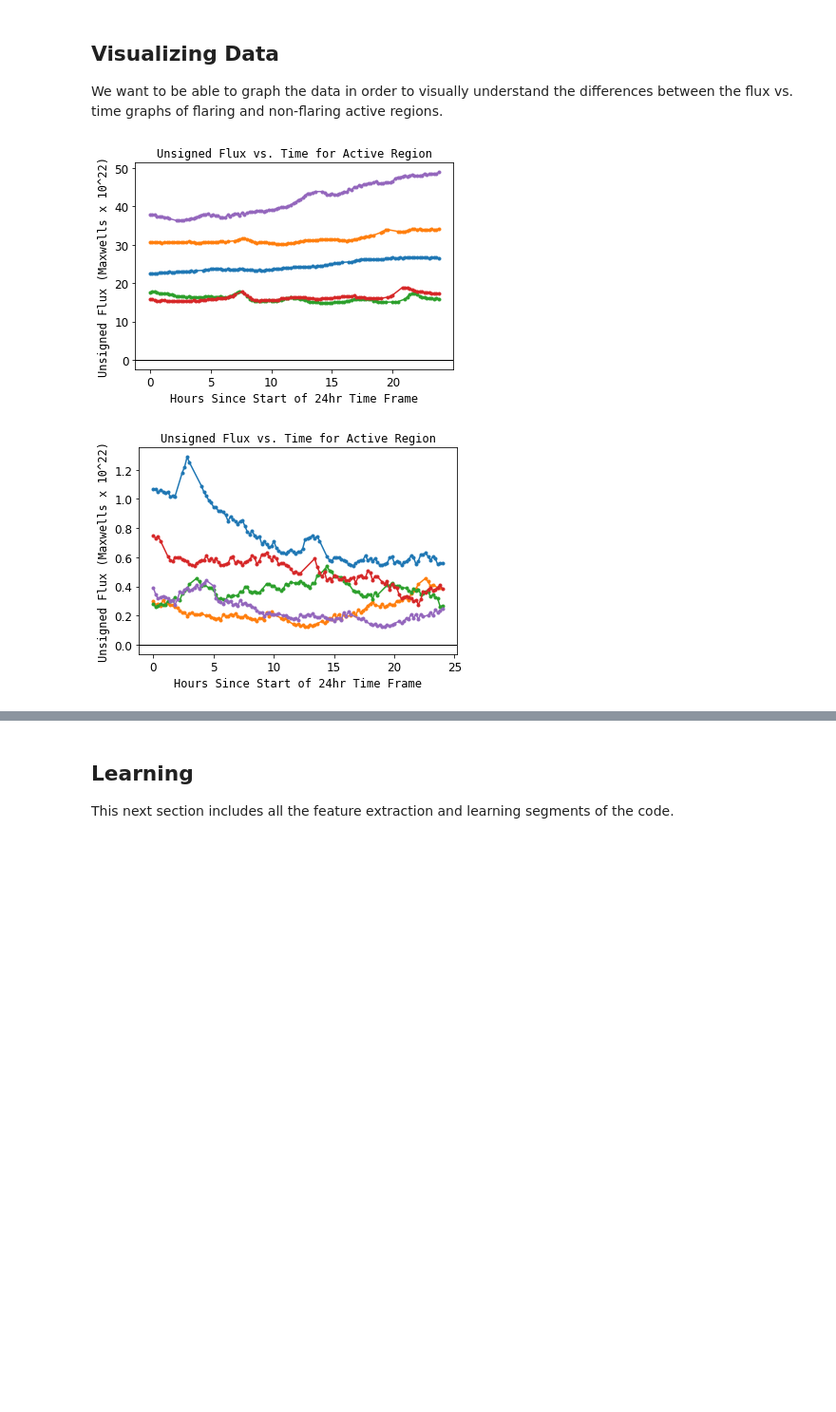
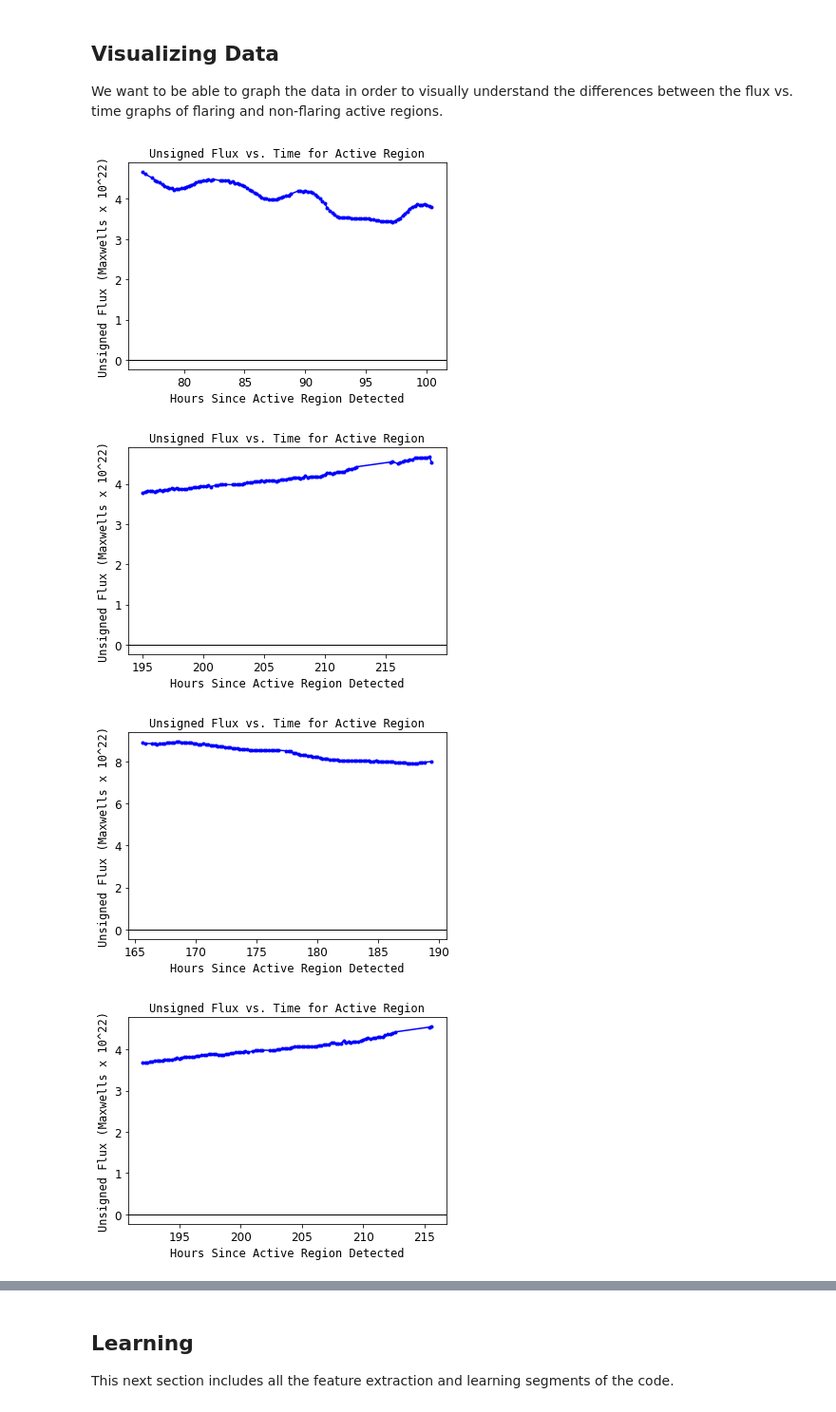
Before and after one commit to lucaspauker/hmi-time-series-analysis, a Jupyter notebook: data_gathering.ipynb, the cells around one changed output, grey strips where cells are left out. Shown at 95% size. Saved outputs shown, nothing was run; the diff lists cells and outputs as text; code cells hidden in the pictures; blank space fills up the shorter version.

```diff
--- a/data_gathering.ipynb
+++ b/data_gathering.ipynb
@@ -180,14 +184,14 @@ def get_noaa_data_from_csv():
     return noaa_flare_set
 # %%
 # Set recreate_data to True if you want to redownload all the data (takes 30+ minutes)
-recreate_data = False
+recreate_data = True
 
 harp_ids, harp_noaa_dict = get_harp_ids_and_harp_noaa_dict()
 
 if recreate_data:
-    create_all_csvs(harp_ids[310:])
-    flare_data = get_flare_data(harp_ids, 'C1.0')
-    write_noaa_data_to_csv(flare_data)
+    #create_all_csvs(harp_ids[310:])
+    flare_data = get_flare_data(harp_ids, 'X1.0')
+    #write_noaa_data_to_csv(flare_data)
 else:
     flare_data = get_noaa_data_from_csv()
 
@@ -308,13 +313,15 @@ def get_segmented_data(harp_ids, flare_time_dict, n=None, return_harp_ids=False)
         if not data: num_no_flare += 1
         num_flares += len(data)
     if n:
-        num_samples_per_datapoint = int(n / num_no_flare)
+        num_samples_per_datapoint = math.ceil(n / num_no_flare)
     else:
-        num_samples_per_datapoint = int(num_flares / num_no_flare)
+        n = num_flares
+        num_samples_per_datapoint = math.ceil(num_flares / num_no_flare)
 
     x = []
     y = []
     harp_list = []
+    num_negative = 0
     for harp_id in harp_ids:
         keys = read_data(harp_id)
         flare_data = flare_time_dict[harp_id]
@@ -333,7 +340,8 @@ def get_segmented_data(harp_ids, flare_time_dict, n=None, return_harp_ids=False)
                     harp_list.append(harp_id)
                     y.append(True) # True => flare is present
         else:
-            if len(keys.TIME) <= 0 or keys.TIME.iloc[-1] - keys.TIME[0] < 24: continue
+            if len(keys.TIME) <= 0 or keys.TIME.iloc[-1] - keys.TIME[0] < 24 or \
+                (n and num_negative >= n): continue
             for _ in range(num_samples_per_datapoint):
                 end = keys.TIME[0]
                 while end - keys.TIME[0] < 24:
@@ -348,6 +356,7 @@ def get_segmented_data(harp_ids, flare_time_dict, n=None, return_harp_ids=False)
                 x.append(data)
                 harp_list.append(harp_id)
                 y.append(False) # False => flare is not present
+                num_negative += 1
     if return_harp_ids:
         return x, y, harp_list
     else:
@@ -369,5 +397,5 @@ print(number_flared, 'active regions flared out of', len(harp_ids))
 # %%
-seg_x, seg_y = get_segmented_data(harp_ids, flare_time_dict, n=5000)
+seg_x, seg_y = get_segmented_data(harp_ids, flare_time_dict, n=25)
 positive_count, negative_count = 0, 0
 for has_flare in seg_y:
     if has_flare: positive_count += 1
@@ -506,7 +541,7 @@ def plot_segmented_graphs(seg_x, seg_y, flare=True, n=5, color=None):
         x, y = [], []
         for t, f in data:
             x.append(t)
-            y.append(f)
+            y.append(f / 1e22)
         plot_graph(x, y, 'Hours Since Active Region Detected',
                     'Unsigned Flux (Maxwells x 10^22)',
                     'Unsigned Flux vs. Time for Active Region', clr=color)
@@ -560,25 +595,27 @@ def overlay_plots(seg_x, n=float('inf'), linear_fit=False, quadratic_fit=False,
 # %%
 # plot_flux_time_graphs(harp_ids[:1])
 # plot_flux_time_derivative_graphs(harp_ids[:5])
 
 # num_graphs = 2
 # plot_random_graphs(harp_ids, harp_noaa_dict, noaa_flare_set, n=num_graphs,
 #                    color='b', derivative=False,
 #                    flare_time_dict=flare_time_dict)
 # plot_random_graphs(harp_ids, harp_noaa_dict, noaa_flare_set, False, n=num_graphs,
 #                    color='r', derivative=True,
 #                    flare_time_dict=flare_time_dict)\
-# num_graphs = 5
-# plot_segmented_graphs(seg_x, seg_y, flare=True, n=num_graphs, color='blue')
-# plot_segmented_graphs(seg_x, seg_y, flare=False, n=num_graphs, color='red')
+num_graphs = 5
+plot_segmented_graphs(seg_x, seg_y, flare=True, n=num_graphs, color='blue')
+plot_segmented_graphs(seg_x, seg_y, flare=False, n=num_graphs, color='red')
 
-overlay_plots(x_flares_seg_x, n=5, linear_fit=False, quadratic_fit=False,
-             polynomial_fit=False, exponential_fit=False)
-no_flares_seg_x = []
-for i, is_flared in enumerate(seg_y):
-    if not is_flared: no_flares_seg_x.append(seg_x[i])
-overlay_plots(no_flares_seg_x, n=5, linear_fit=False, quadratic_fit=False,
-             polynomial_fit=False, exponential_fit=False)
+# overlay_plots(x_flares_seg_x, n=50, linear_fit=False, quadratic_fit=False,
+#              polynomial_fit=False, exponential_fit=False)
+# no_flares_seg_x = []
+# for i, is_flared in enumerate(seg_y):
+#     if not is_flared: no_flares_seg_x.append(seg_x[i])
+# overlay_plots(no_flares_seg_x, n=5, linear_fit=False, quadratic_fit=False,
+#              polynomial_fit=False, exponential_fit=False)
 # %% [output]
-[figure, old version]
+[figure, new version]
-[figure, old version]
+[figure, new version]
+[figure, added]
+[figure, added]
```
Also changed, not shown: parts of 23 cells of this notebook.
